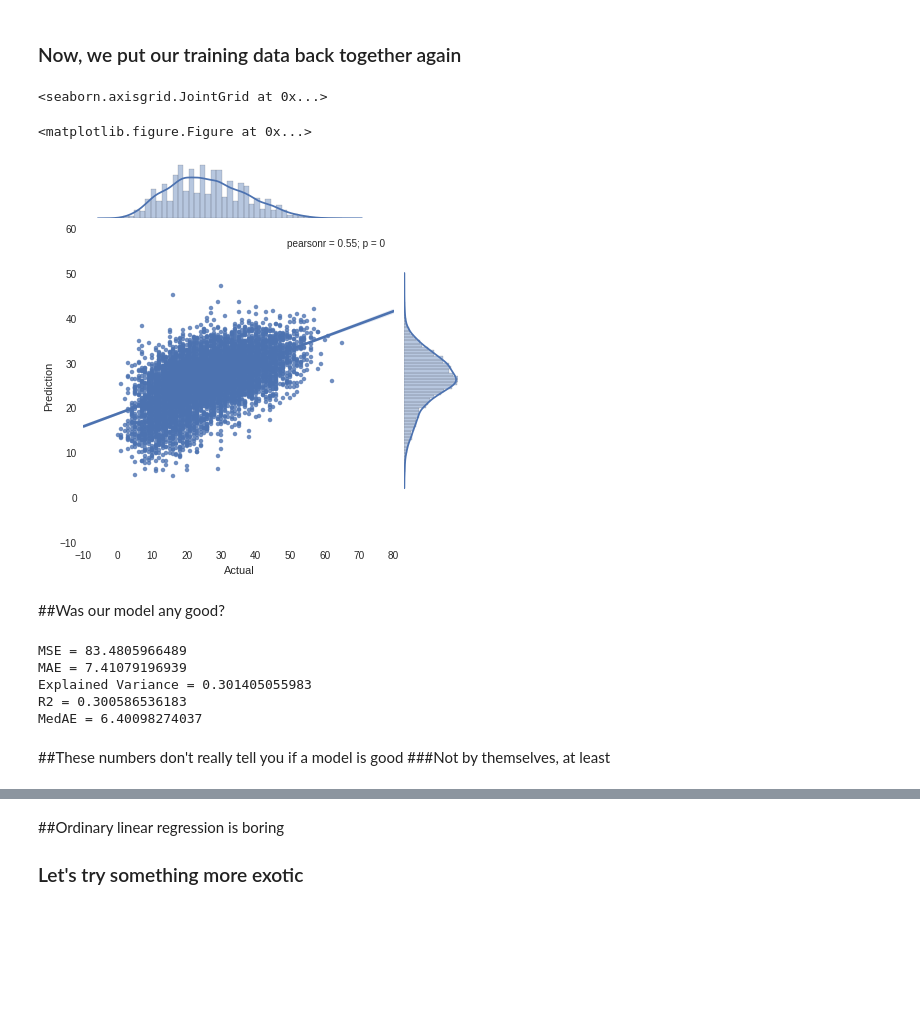
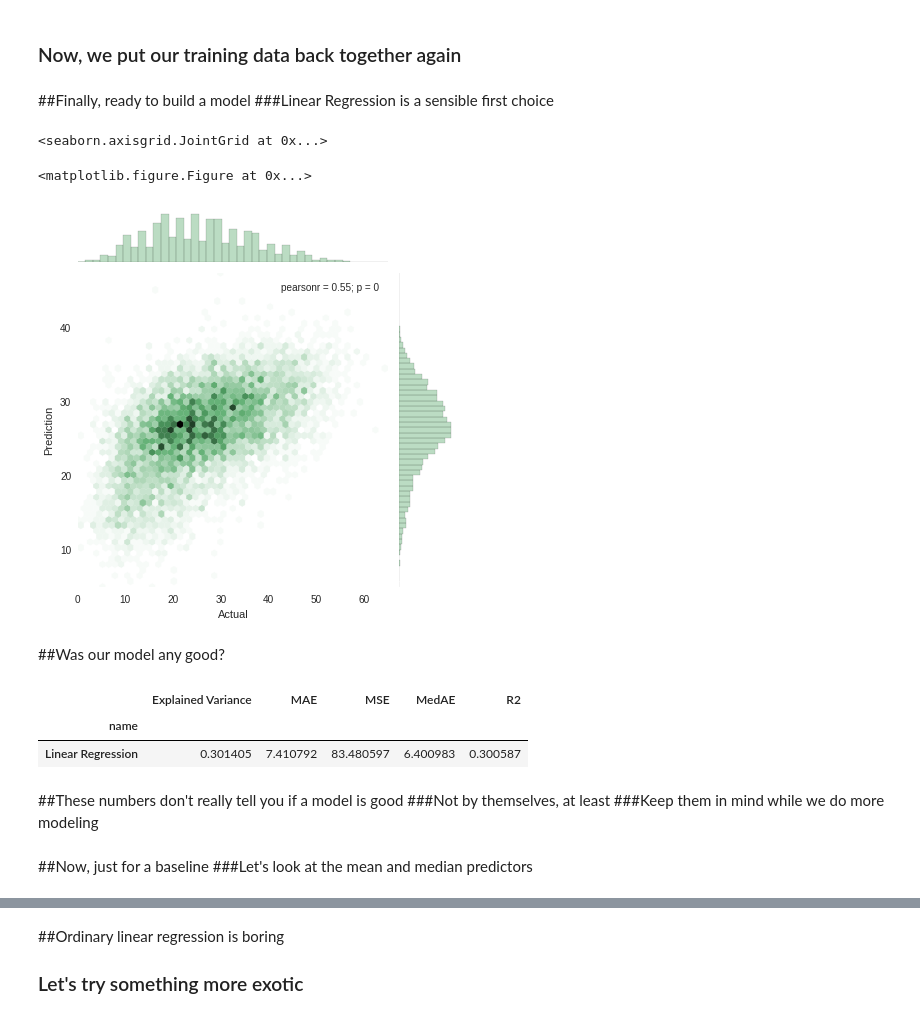
Before and after one commit to dsakagi/odsc-pisa, a Jupyter notebook: PISAMEX.ipynb, the cells around one changed output, grey strips where cells are left out. Saved outputs shown, nothing was run; the diff lists cells and outputs as text; code cells hidden in the pictures; blank space fills up the shorter version.

```diff
--- a/PISAMEX.ipynb
+++ b/PISAMEX.ipynb
@@ -634,6 +634,9 @@ test_numdata = imputer.transform(test_data[our_num_vars])
 # %%
 train_this = np.hstack([train_numdata, train_catdata])
 test_this = np.hstack([test_numdata, test_catdata])
+# %% [markdown]
+##Finally, ready to build a model
+###Linear Regression is a sensible first choice
 # %%
 import sklearn
 from sklearn import linear_model
@@ -641,17 +644,18 @@ from sklearn import linear_model
 lr = linear_model.LinearRegression()
 lr.fit(train_this, train_target)
 
-lr_predictions = lr.predict(test_this)
+lr_predictions = pd.Series(lr.predict(test_this),
+                           name='Linear Regression')
 # %%
 p_df = pd.DataFrame({'Prediction': lr_predictions,
                      'Actual': test_target.values})
 
 pylab.figure(figsize=(10, 10))
-sns.jointplot('Actual', 'Prediction', data=p_df, kind="reg")
+sns.jointplot('Actual', 'Prediction', data=p_df, kind="hex", color=sns.color_palette()[1])
 # %% [output]
 <seaborn.axisgrid.JointGrid at 0x...>
 <matplotlib.figure.Figure at 0x...>
-[figure, old version]
+[figure, new version]
 # %% [markdown]
 ##Was our model any good?
 # %%
@@ -664,16 +668,27 @@ test_metrics = {
     'MedAE': metrics.median_absolute_error,
     'R2': metrics.r2_score
 }
-# %%
-for metric_name, metric_func in test_metrics.iteritems():
-    print '{} = {}'.format(metric_name,
-                           metric_func(test_target, lr_predictions))
-# %% [output]
-MSE = 83.4805966489
-MAE = 7.41079196939
-Explained Variance = 0.301405055983
-R2 = 0.300586536183
-MedAE = 6.40098274037
+# %%
+def metrics_report(*predictions):
+    records = []
+    for prediction_set in predictions:
+        record = {'name': prediction_set.name}
+        for metric_name in sorted(test_metrics.keys()):
+            metric_func = test_metrics[metric_name]
+            record[metric_name] = metric_func(test_target, prediction_set)
+        records.append(record)
+    frame = pd.DataFrame.from_records(records).set_index('name')
+    return frame
+
+metrics_report(lr_predictions)
+# %% [output]
+|  | Explained Variance | MAE | MSE | MedAE | R2 |
+| name |  |  |  |  |  |
+| Linear Regression | 0.301405 | 7.410792 | 83.480597 | 6.400983 | 0.300587 |
 # %% [markdown]
 ##These numbers don't really tell you if a model is good
 ###Not by themselves, at least
+###Keep them in mind while we do more modeling
+# %% [markdown]
+##Now, just for a baseline
+###Let's look at the mean and median predictors
```
Also changed, not shown: parts of 29 cells of this notebook, 1 other file.
